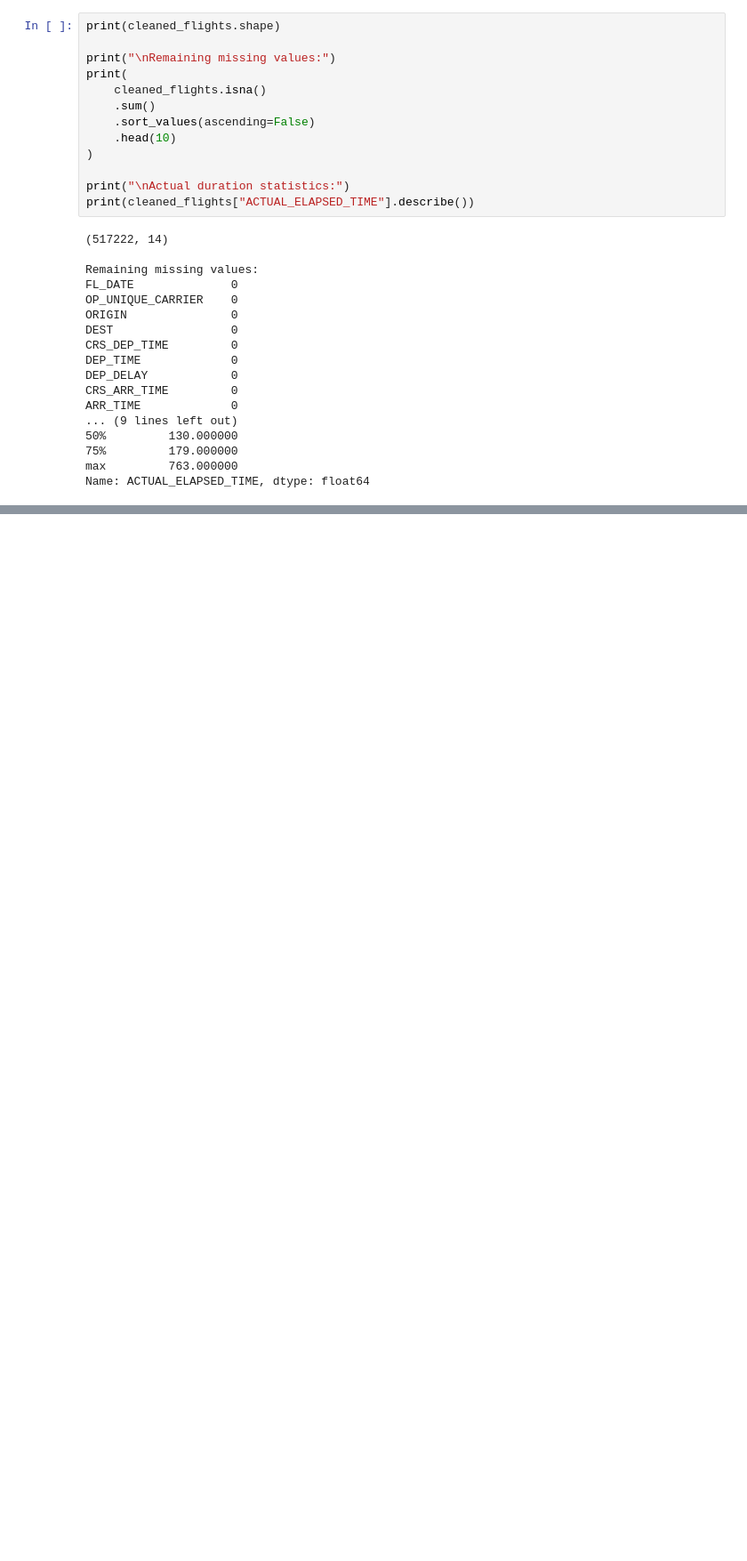
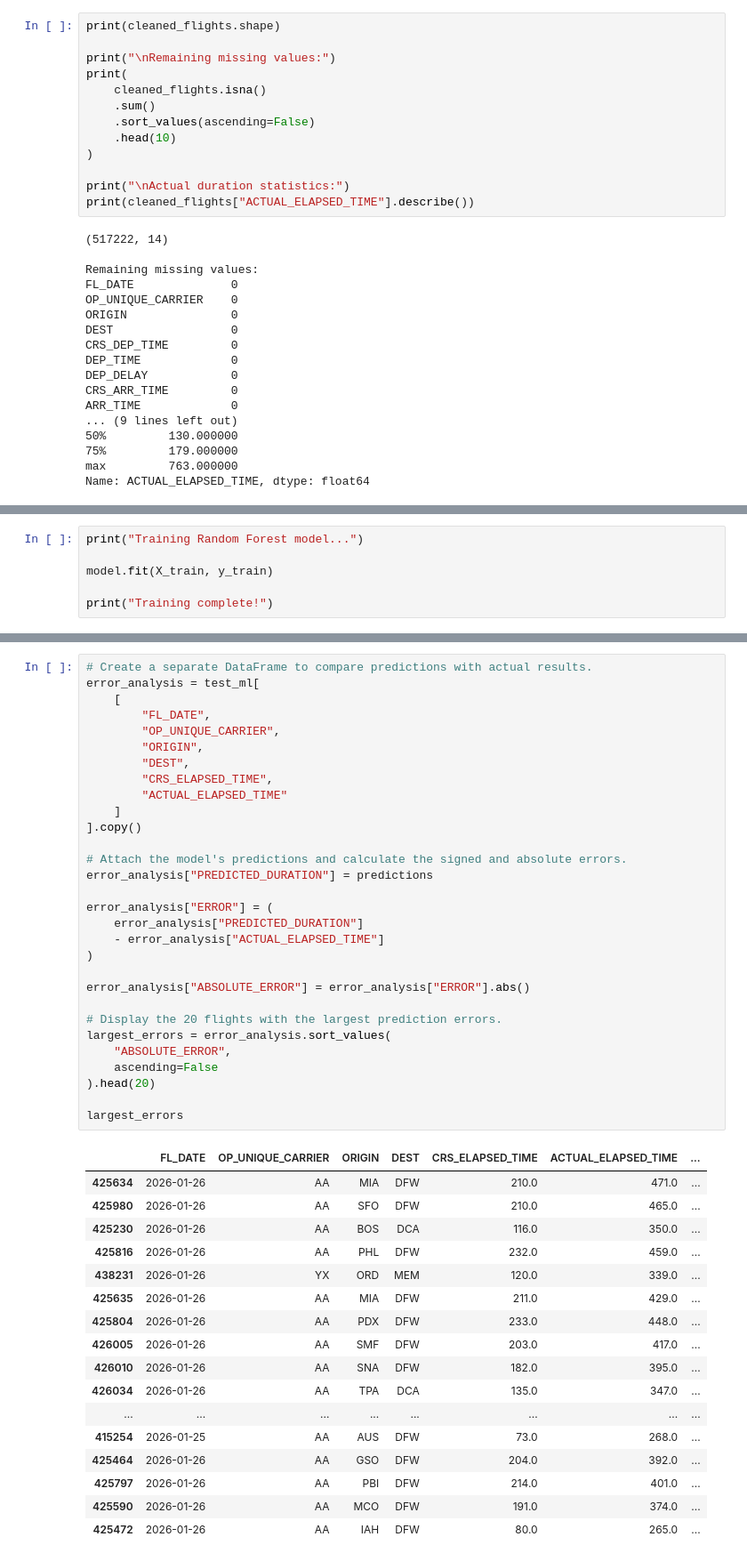
Before and after one commit to AGPtheGreat/flight-eta-system, a Jupyter notebook: notebooks/01_data_exploration.ipynb, the cells around one changed output, grey strips where cells are left out. Shown at 89% size. Saved outputs shown, nothing was run; the diff lists cells and outputs as text; blank space fills up the shorter version.

Commit message:
Added Random Forest Regressor ML model. Compared that with calculations of Mean Absolute Error and Root Mean Squared Error of the baseline model.

```diff
--- a/notebooks/01_data_exploration.ipynb
+++ b/notebooks/01_data_exploration.ipynb
@@ -163,0 +348,6 @@ c:\Users\agp92\OneDrive\Desktop\Flight_ETA_System\.venv\Scripts\python.exe
+# %%
+print("Training Random Forest model...")
+
+model.fit(X_train, y_train)
+
+print("Training complete!")
@@ -163,0 +416,48 @@ c:\Users\agp92\OneDrive\Desktop\Flight_ETA_System\.venv\Scripts\python.exe
+# %%
+# Create a separate DataFrame to compare predictions with actual results.
+error_analysis = test_ml[
+    [
+        "FL_DATE",
+        "OP_UNIQUE_CARRIER",
+        "ORIGIN",
+        "DEST",
+        "CRS_ELAPSED_TIME",
+        "ACTUAL_ELAPSED_TIME"
+    ]
+].copy()
+
+# Attach the model's predictions and calculate the signed and absolute errors.
+error_analysis["PREDICTED_DURATION"] = predictions
+
+error_analysis["ERROR"] = (
+    error_analysis["PREDICTED_DURATION"]
+    - error_analysis["ACTUAL_ELAPSED_TIME"]
+)
+
+error_analysis["ABSOLUTE_ERROR"] = error_analysis["ERROR"].abs()
+
+# Display the 20 flights with the largest prediction errors.
+largest_errors = error_analysis.sort_values(
+    "ABSOLUTE_ERROR",
+    ascending=False
+).head(20)
+
+largest_errors
+# %% [output]
+|  | FL_DATE | OP_UNIQUE_CARRIER | ORIGIN | DEST | CRS_ELAPSED_TIME | ACTUAL_ELAPSED_TIME | ... |
+| 425634 | 2026-01-26 | AA | MIA | DFW | 210.0 | 471.0 | ... |
+| 425980 | 2026-01-26 | AA | SFO | DFW | 210.0 | 465.0 | ... |
+| 425230 | 2026-01-26 | AA | BOS | DCA | 116.0 | 350.0 | ... |
+| 425816 | 2026-01-26 | AA | PHL | DFW | 232.0 | 459.0 | ... |
+| 438231 | 2026-01-26 | YX | ORD | MEM | 120.0 | 339.0 | ... |
+| 425635 | 2026-01-26 | AA | MIA | DFW | 211.0 | 429.0 | ... |
+| 425804 | 2026-01-26 | AA | PDX | DFW | 233.0 | 448.0 | ... |
+| 426005 | 2026-01-26 | AA | SMF | DFW | 203.0 | 417.0 | ... |
+| 426010 | 2026-01-26 | AA | SNA | DFW | 182.0 | 395.0 | ... |
+| 426034 | 2026-01-26 | AA | TPA | DCA | 135.0 | 347.0 | ... |
+| ... | ... | ... | ... | ... | ... | ... | ... |
+| 415254 | 2026-01-25 | AA | AUS | DFW | 73.0 | 268.0 | ... |
+| 425464 | 2026-01-26 | AA | GSO | DFW | 204.0 | 392.0 | ... |
+| 425797 | 2026-01-26 | AA | PBI | DFW | 214.0 | 401.0 | ... |
+| 425590 | 2026-01-26 | AA | MCO | DFW | 191.0 | 374.0 | ... |
+| 425472 | 2026-01-26 | AA | IAH | DFW | 80.0 | 265.0 | ... |
```
Also changed, not shown: parts of 12 cells of this notebook.
